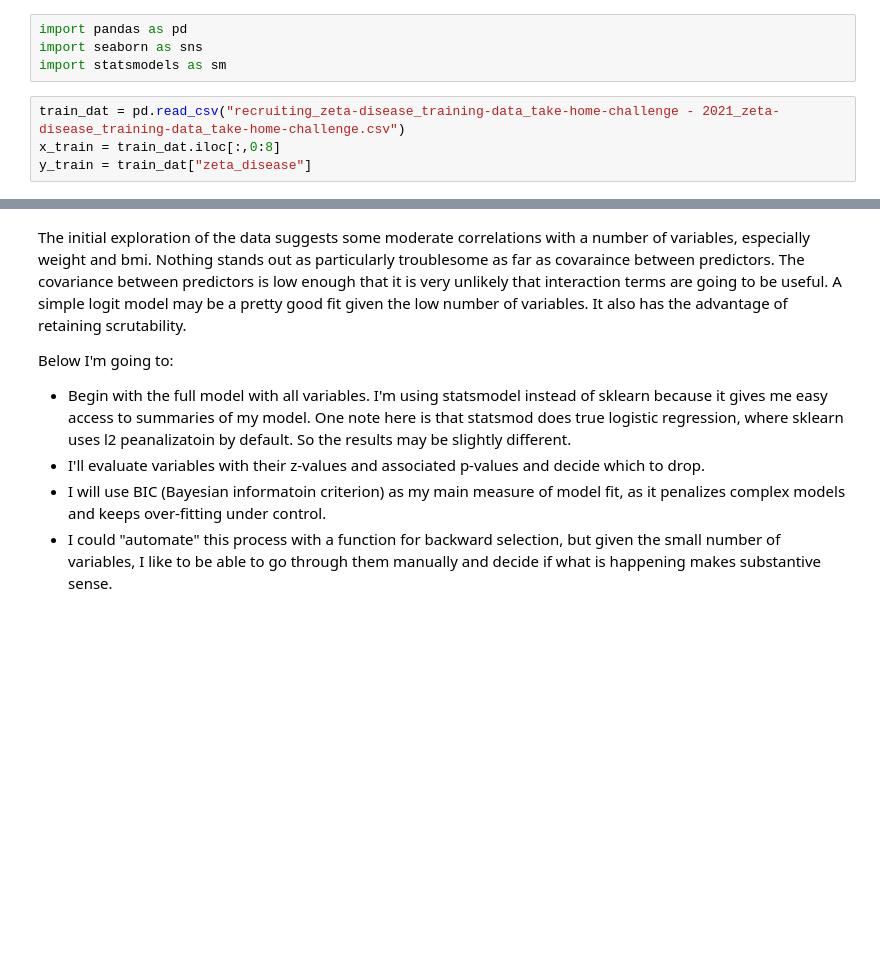
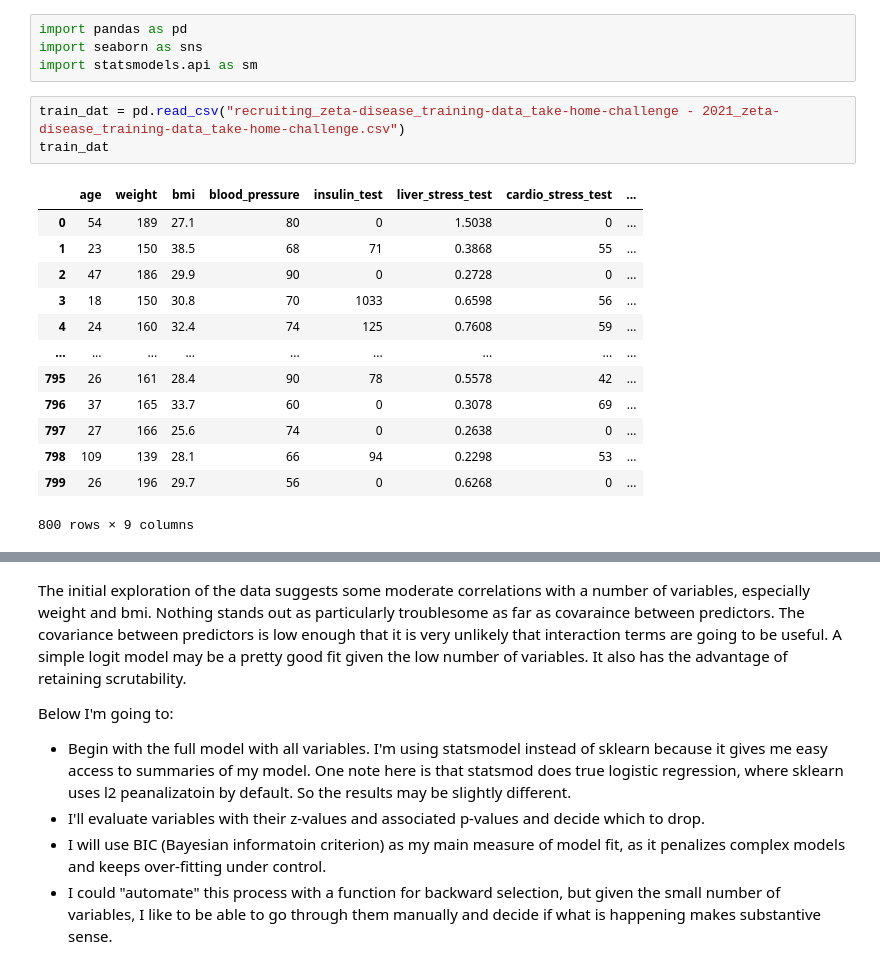
Before and after one commit to tanner49/PublicCode, a Jupyter notebook: Pluralsight.ipynb, the cells around one changed output, grey strips where cells are left out. Saved outputs shown, nothing was run; the diff lists cells and outputs as text; blank space fills up the shorter version.

```diff
--- a/Pluralsight.ipynb
+++ b/Pluralsight.ipynb
@@ -1,8 +1,21 @@
 # %%
 import pandas as pd
 import seaborn as sns
-import statsmodels as sm
+import statsmodels.api as sm
 # %%
 train_dat = pd.read_csv("recruiting_zeta-disease_training-data_take-home-challenge - 2021_zeta-disease_training-data_take-home-challenge.csv")
-x_train = train_dat.iloc[:,0:8]
-y_train = train_dat["zeta_disease"]
+train_dat
+# %% [output]
+|  | age | weight | bmi | blood_pressure | insulin_test | liver_stress_test | cardio_stress_test | ... |
+| 0 | 54 | 189 | 27.1 | 80 | 0 | 1.5038 | 0 | ... |
+| 1 | 23 | 150 | 38.5 | 68 | 71 | 0.3868 | 55 | ... |
+| 2 | 47 | 186 | 29.9 | 90 | 0 | 0.2728 | 0 | ... |
+| 3 | 18 | 150 | 30.8 | 70 | 1033 | 0.6598 | 56 | ... |
+| 4 | 24 | 160 | 32.4 | 74 | 125 | 0.7608 | 59 | ... |
+| ... | ... | ... | ... | ... | ... | ... | ... | ... |
+| 795 | 26 | 161 | 28.4 | 90 | 78 | 0.5578 | 42 | ... |
+| 796 | 37 | 165 | 33.7 | 60 | 0 | 0.3078 | 69 | ... |
+| 797 | 27 | 166 | 25.6 | 74 | 0 | 0.2638 | 0 | ... |
+| 798 | 109 | 139 | 28.1 | 66 | 94 | 0.2298 | 53 | ... |
+| 799 | 26 | 196 | 29.7 | 56 | 0 | 0.6268 | 0 | ... |
+800 rows × 9 columns
```
Also changed, not shown: parts of 13 cells of this notebook.
